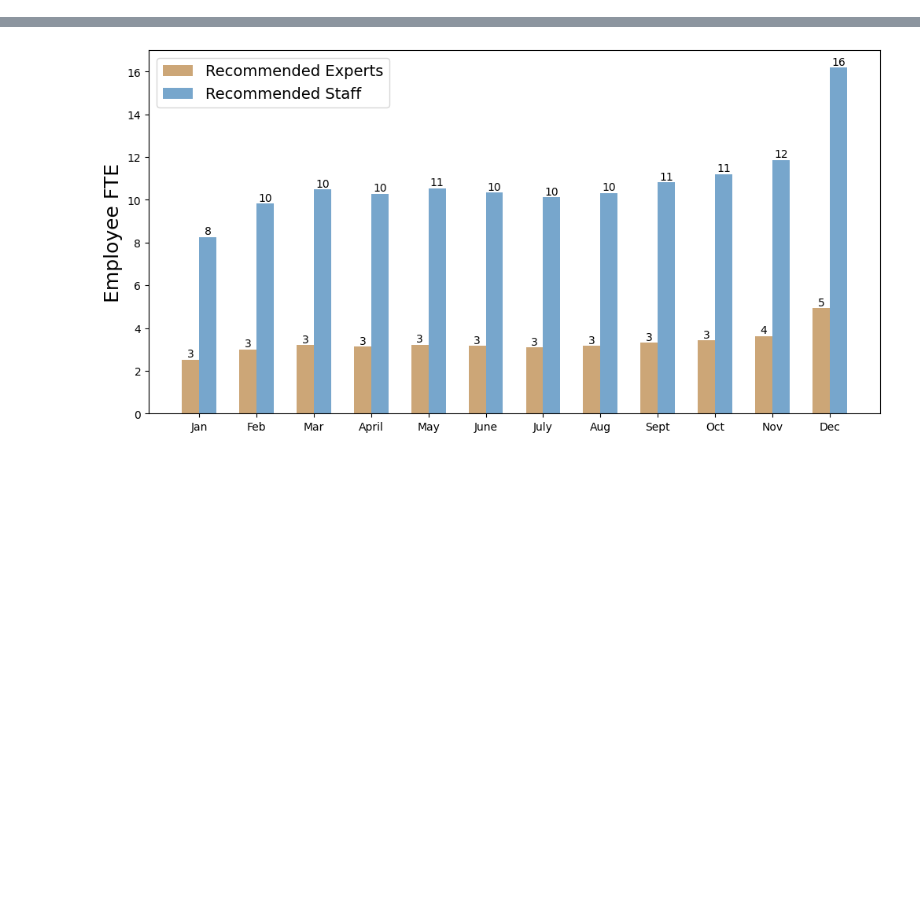
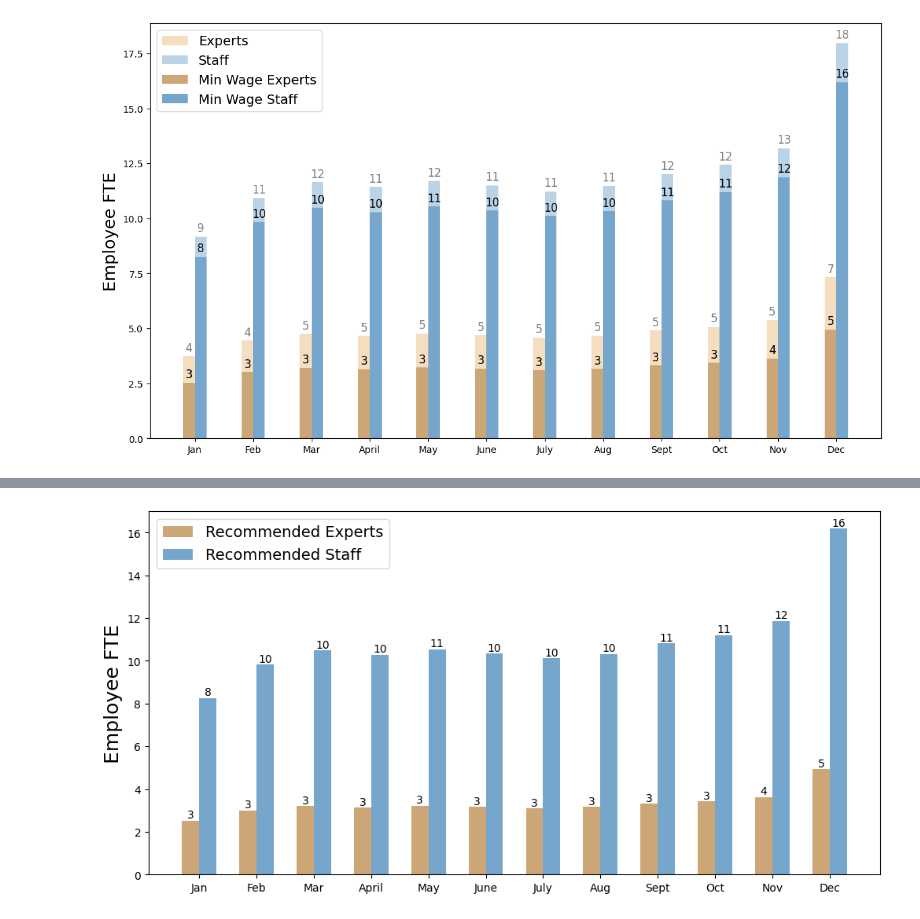
Before and after one commit to annabellamiller/DigitalDacha, a Jupyter notebook: Dacha.ipynb, the cells around one changed output, grey strips where cells are left out. Drawn from its saved outputs; the diff is of its cells as text; code cells hidden in the pictures; blank space fills up the shorter version.

```diff
--- a/Dacha.ipynb
+++ b/Dacha.ipynb
@@ -45,3 +45,79 @@ Rex_Wage_Staff = 1_160
 Rex_pop_estimate = 39_975
 Rex_med_inc_estimate = 46_286
 Rex_recommendation_df = dp.calculate_recommended_staffing(df, Rex_Wage_Expert, Rex_Wage_Staff, Rex_pop_estimate, Rex_med_inc_estimate, Contribution_Margin=100, Rev=1000)
+# %%
+import matplotlib.pyplot as plt
+import numpy as np
+
+df_1 = Prescott_recommendation_df  # lighter
+df_2 = P_min_wage_recommendation_df  # darker
+
+# Create the figure and axes
+plt.figure(figsize=(14, 8))
+
+# Set the width for each bar
+bar_width = 0.2
+
+# Create x-ticks for each month (1-12)
+months = np.arange(1, 13)
+
+# Define the position of the bars for each dataset
+x_1 = months - bar_width  # Shift bars to the left
+x_2 = months + bar_width  # Shift bars to the right
+
+# Define the colors for df_1
+color_experts = '#f5ddc0'  # Lighter color for Experts in df_1
+color_staff = '#bbd3e6'    # Lighter color for Staff in df_1
+
+# Define the darker shades for df_2
+color_experts_darker = '#cca677'  # Darker shade for Experts in df_2
+color_staff_darker = '#77a6cc'    # Darker shade for Staff in df_2
+
+# Create bars for df_1 (Recommended Experts and Recommended Staff)
+bars1_1 = plt.bar(x_1 + bar_width/2, df_1['RecExperts'], width=bar_width, label='Experts', color=color_experts)
+bars2_1 = plt.bar(x_2 - bar_width/2, df_1['RecStaff'], width=bar_width, label='Staff', color=color_staff)
+
+# Create bars for df_2 (Recommended Experts and Recommended Staff)
+bars1_2 = plt.bar(x_1 + bar_width/2, df_2['RecExperts'], width=bar_width, label='Min Wage Experts', color=color_experts_darker)
+bars2_2 = plt.bar(x_2 - bar_width/2, df_2['RecStaff'], width=bar_width, label='Min Wage Staff', color=color_staff_darker)
+
+# Adding labels and title
+plt.ylabel('Employee FTE', fontsize=18)
+
+# Month dictionary
+month_dict = {
+    1: 'Jan', 2: 'Feb', 3: 'Mar', 4: 'April',
+    5: 'May', 6: 'June', 7: 'July', 8: 'Aug',
+    9: 'Sept', 10: 'Oct', 11: 'Nov', 12: 'Dec'
+}
+
+# Convert the month numbers to month names
+month_names = [month_dict[m] for m in months]
+
+# Set the x-ticks to the month names
+plt.xticks(months, month_names)
+
+# Add the numbers on top of the bars (rounded to nearest whole number)
+for bar in bars1_1:
+    height = bar.get_height()
+    plt.text(bar.get_x() + bar.get_width() / 2, height + 0.1, f'{round(height)}', ha='center', va='bottom', fontsize=12, color='grey')
+
+for bar in bars2_1:
+    height = bar.get_height()
+    plt.text(bar.get_x() + bar.get_width() / 2, height + 0.1, f'{round(height)}', ha='center', va='bottom', fontsize=12, color='grey')
+
+for bar in bars1_2:
+    height = bar.get_height()
+    plt.text(bar.get_x() + bar.get_width() / 2, height + 0.1, f'{round(height)}', ha='center', va='bottom', fontsize=12, color='black')
+
+for bar in bars2_2:
+    height = bar.get_height()
+    plt.text(bar.get_x() + bar.get_width() / 2, height + 0.1, f'{round(height)}', ha='center', va='bottom', fontsize=12, color='black')
+
+# Show legend with updated labels
+plt.legend(fontsize=14)
+
+# Display the plot
+plt.show()
+# %% [output]
+[figure, added]
```
Also changed, not shown: parts of 3 cells of this notebook, 1 other file.
